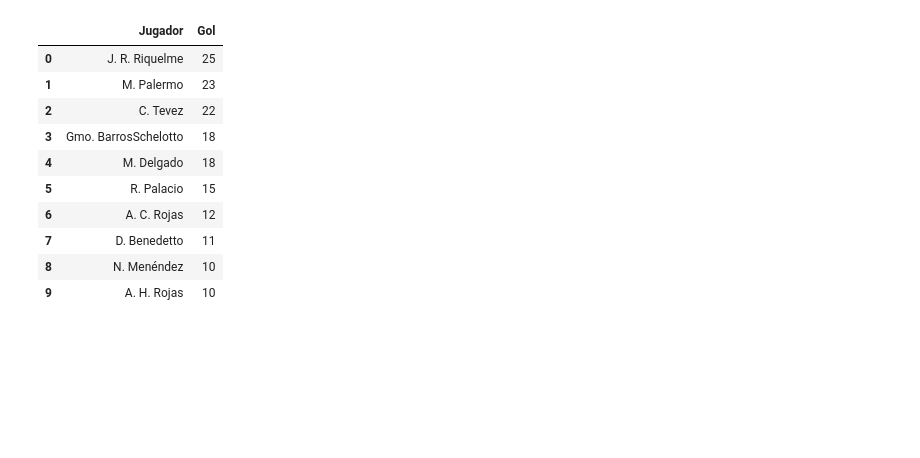
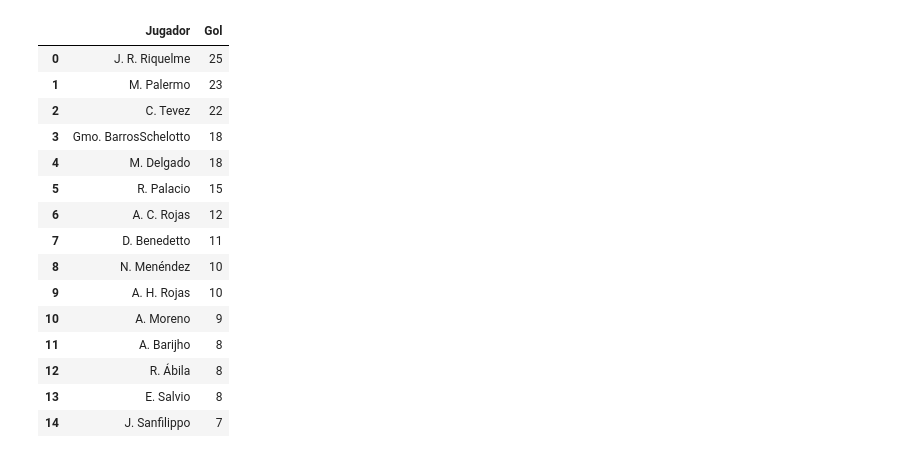
Before and after one commit to valensantarone/Boca-Juniors-DataFrame, a Jupyter notebook: incidences_matches.ipynb, the cells around one changed output. Drawn from its saved outputs; the diff is of its cells as text; code cells hidden in the pictures; blank space fills up the shorter version.

```diff
--- a/incidences_matches.ipynb
+++ b/incidences_matches.ipynb
@@ -175,20 +175,25 @@ def sort_incendes_list(list):
 # %%
 competition = 'Libertadores'
 incidence_type = 'Gol'
 
 list = get_incidences_type_list(competition, incidence_type)
 sorted_list = sort_incendes_list(list)
 df = pd.DataFrame(sorted_list, columns=['Jugador', incidence_type])
-df.head(10)
+df.head(15)
 # %% [output]
 |  | Jugador | Gol |
 | 0 | J. R. Riquelme | 25 |
 | 1 | M. Palermo | 23 |
 | 2 | C. Tevez | 22 |
 | 3 | Gmo. BarrosSchelotto | 18 |
 | 4 | M. Delgado | 18 |
 | 5 | R. Palacio | 15 |
 | 6 | A. C. Rojas | 12 |
 | 7 | D. Benedetto | 11 |
 | 8 | N. Menéndez | 10 |
 | 9 | A. H. Rojas | 10 |
+| 10 | A. Moreno | 9 |
+| 11 | A. Barijho | 8 |
+| 12 | R. Ábila | 8 |
+| 13 | E. Salvio | 8 |
+| 14 | J. Sanfilippo | 7 |
```
Also changed, not shown: 2 other files.
